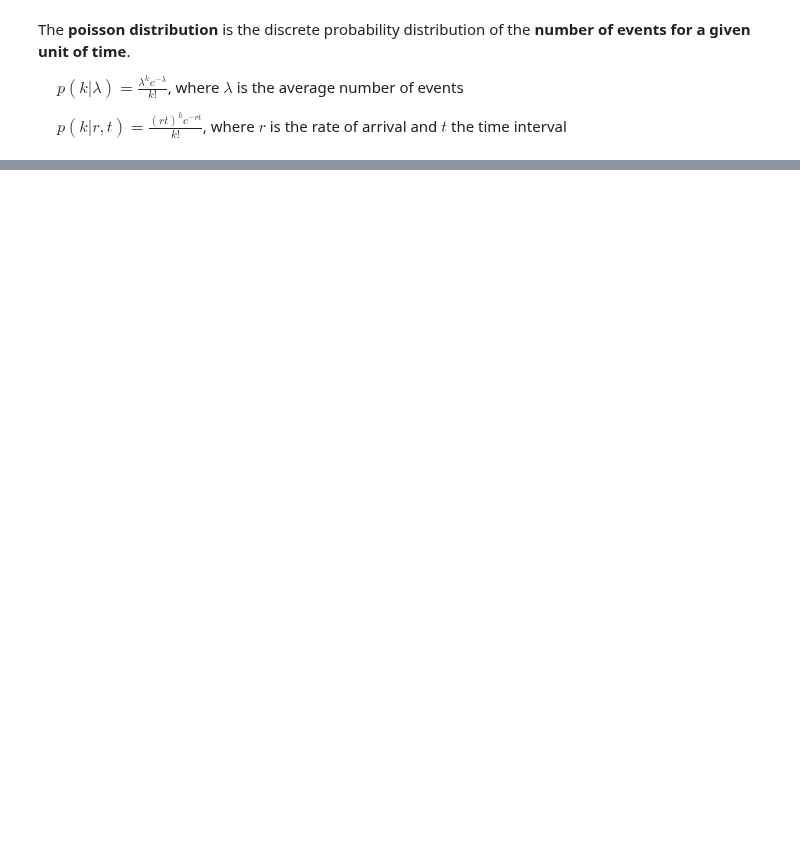
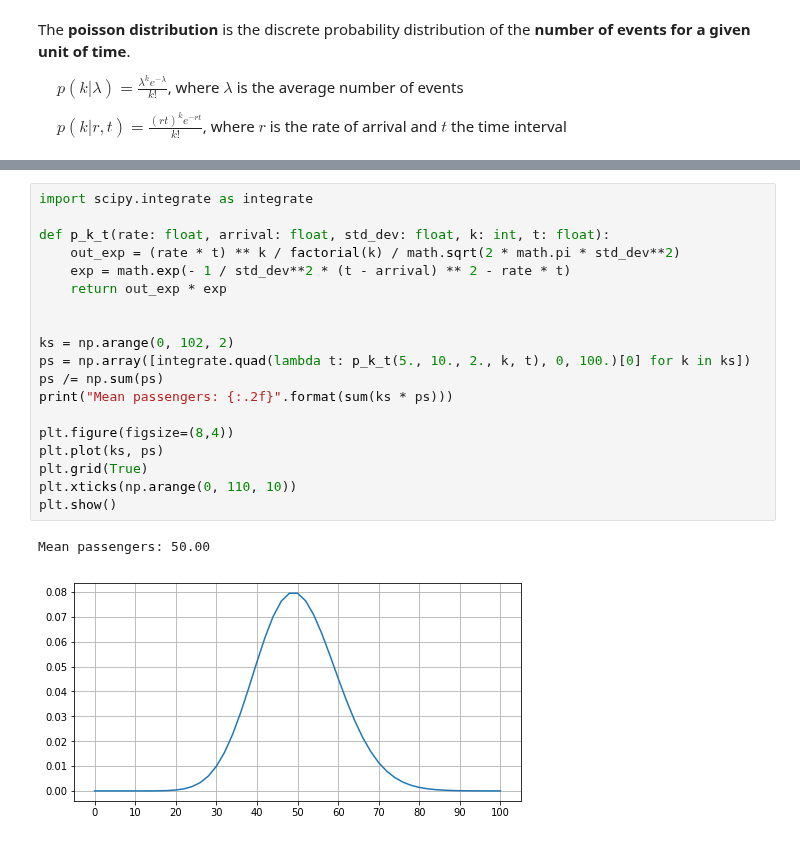
Before and after one commit to QuentinDuval/PythonExperiments, a Jupyter notebook: ml/0_basic_inference.ipynb, the cells around one changed output, grey strips where cells are left out. Saved outputs shown, nothing was run; the diff lists cells and outputs as text; blank space fills up the shorter version.

```diff
--- a/ml/0_basic_inference.ipynb
+++ b/ml/0_basic_inference.ipynb
@@ -830,0 +846,22 @@ plt.show()
+# %%
+import scipy.integrate as integrate
+
+def p_k_t(rate: float, arrival: float, std_dev: float, k: int, t: float):
+    out_exp = (rate * t) ** k / factorial(k) / math.sqrt(2 * math.pi * std_dev**2)
+    exp = math.exp(- 1 / std_dev**2 * (t - arrival) ** 2 - rate * t)
+    return out_exp * exp
+
+
+ks = np.arange(0, 102, 2)
+ps = np.array([integrate.quad(lambda t: p_k_t(5., 10., 2., k, t), 0, 100.)[0] for k in ks])
+ps /= np.sum(ps)
+print("Mean passengers: {:.2f}".format(sum(ks * ps)))
+
+plt.figure(figsize=(8,4))
+plt.plot(ks, ps)
+plt.grid(True)
+plt.xticks(np.arange(0, 110, 10))
+plt.show()
+# %% [output]
+Mean passengers: 50.00
+[figure, added]
```
Also changed, not shown: parts of 9 cells of this notebook.
